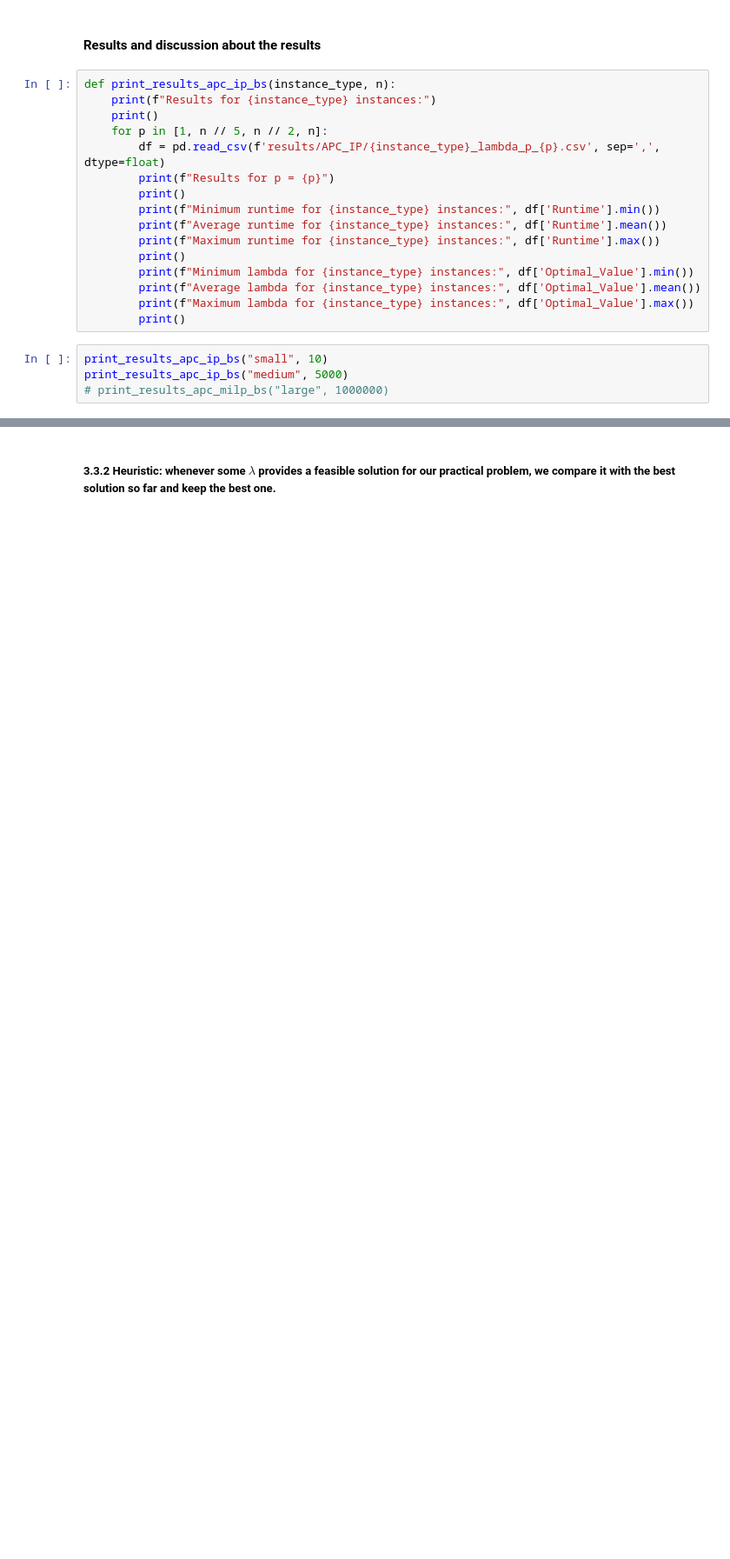
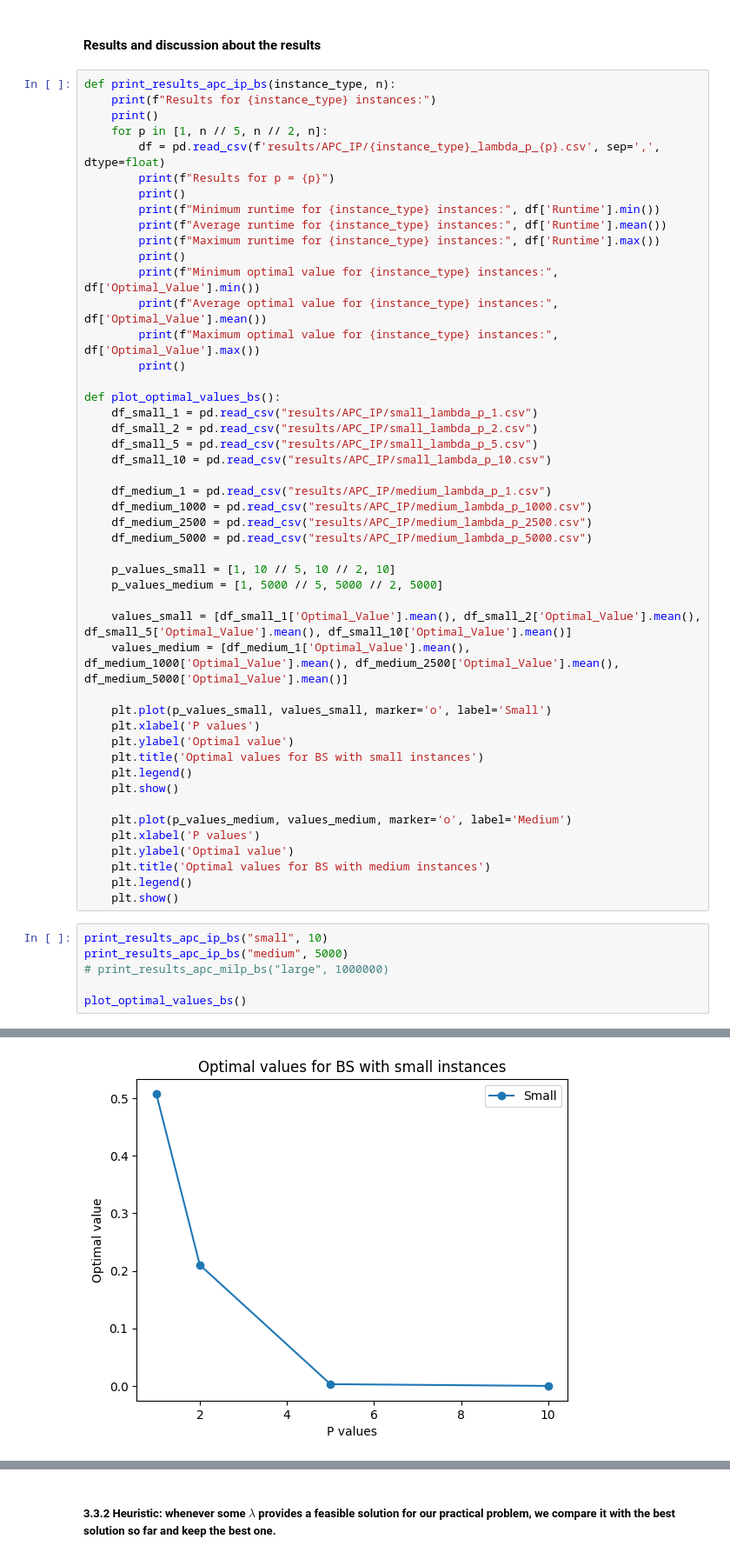
Before and after one commit to yelmokht/assortment-planning-problem, a Jupyter notebook: notebook.ipynb, the cells around one changed output, grey strips where cells are left out. Shown at 87% size. Drawn from its saved outputs; the diff is of its cells as text; blank space fills up the shorter version.

```diff
--- a/notebook.ipynb
+++ b/notebook.ipynb
@@ -1577,14 +1555,47 @@ def print_results_apc_ip_bs(instance_type, n):
         print(f"Average runtime for {instance_type} instances:", df['Runtime'].mean())
         print(f"Maximum runtime for {instance_type} instances:", df['Runtime'].max())
         print()
-        print(f"Minimum lambda for {instance_type} instances:", df['Optimal_Value'].min())
-        print(f"Average lambda for {instance_type} instances:", df['Optimal_Value'].mean())
-        print(f"Maximum lambda for {instance_type} instances:", df['Optimal_Value'].max())
+        print(f"Minimum optimal value for {instance_type} instances:", df['Optimal_Value'].min())
+        print(f"Average optimal value for {instance_type} instances:", df['Optimal_Value'].mean())
+        print(f"Maximum optimal value for {instance_type} instances:", df['Optimal_Value'].max())
         print()
+
+def plot_optimal_values_bs():
+    df_small_1 = pd.read_csv("results/APC_IP/small_lambda_p_1.csv")
+    df_small_2 = pd.read_csv("results/APC_IP/small_lambda_p_2.csv")
+    df_small_5 = pd.read_csv("results/APC_IP/small_lambda_p_5.csv")
+    df_small_10 = pd.read_csv("results/APC_IP/small_lambda_p_10.csv")
+
+    df_medium_1 = pd.read_csv("results/APC_IP/medium_lambda_p_1.csv")
+    df_medium_1000 = pd.read_csv("results/APC_IP/medium_lambda_p_1000.csv")
+    df_medium_2500 = pd.read_csv("results/APC_IP/medium_lambda_p_2500.csv")
+    df_medium_5000 = pd.read_csv("results/APC_IP/medium_lambda_p_5000.csv")
+
+    p_values_small = [1, 10 // 5, 10 // 2, 10]
+    p_values_medium = [1, 5000 // 5, 5000 // 2, 5000]
+
+    values_small = [df_small_1['Optimal_Value'].mean(), df_small_2['Optimal_Value'].mean(), df_small_5['Optimal_Value'].mean(), df_small_10['Optimal_Value'].mean()]
+    values_medium = [df_medium_1['Optimal_Value'].mean(), df_medium_1000['Optimal_Value'].mean(), df_medium_2500['Optimal_Value'].mean(), df_medium_5000['Optimal_Value'].mean()]
+
+    plt.plot(p_values_small, values_small, marker='o', label='Small')
+    plt.xlabel('P values')
+    plt.ylabel('Optimal value')
+    plt.title('Optimal values for BS with small instances')
+    plt.legend()
+    plt.show()
+
+    plt.plot(p_values_medium, values_medium, marker='o', label='Medium')
+    plt.xlabel('P values')
+    plt.ylabel('Optimal value')
+    plt.title('Optimal values for BS with medium instances')
+    plt.legend()
+    plt.show()
 # %%
 print_results_apc_ip_bs("small", 10)
 print_results_apc_ip_bs("medium", 5000)
 # print_results_apc_milp_bs("large", 1000000)
+
+plot_optimal_values_bs()
 # %% [output]
 Results for small instances:
 
@@ -1605,0 +1617 @@ Maximum lambda for medium instances: 3.906161281856906e-07
+[figure, added]
```
Also changed, not shown: parts of 42 cells of this notebook.
